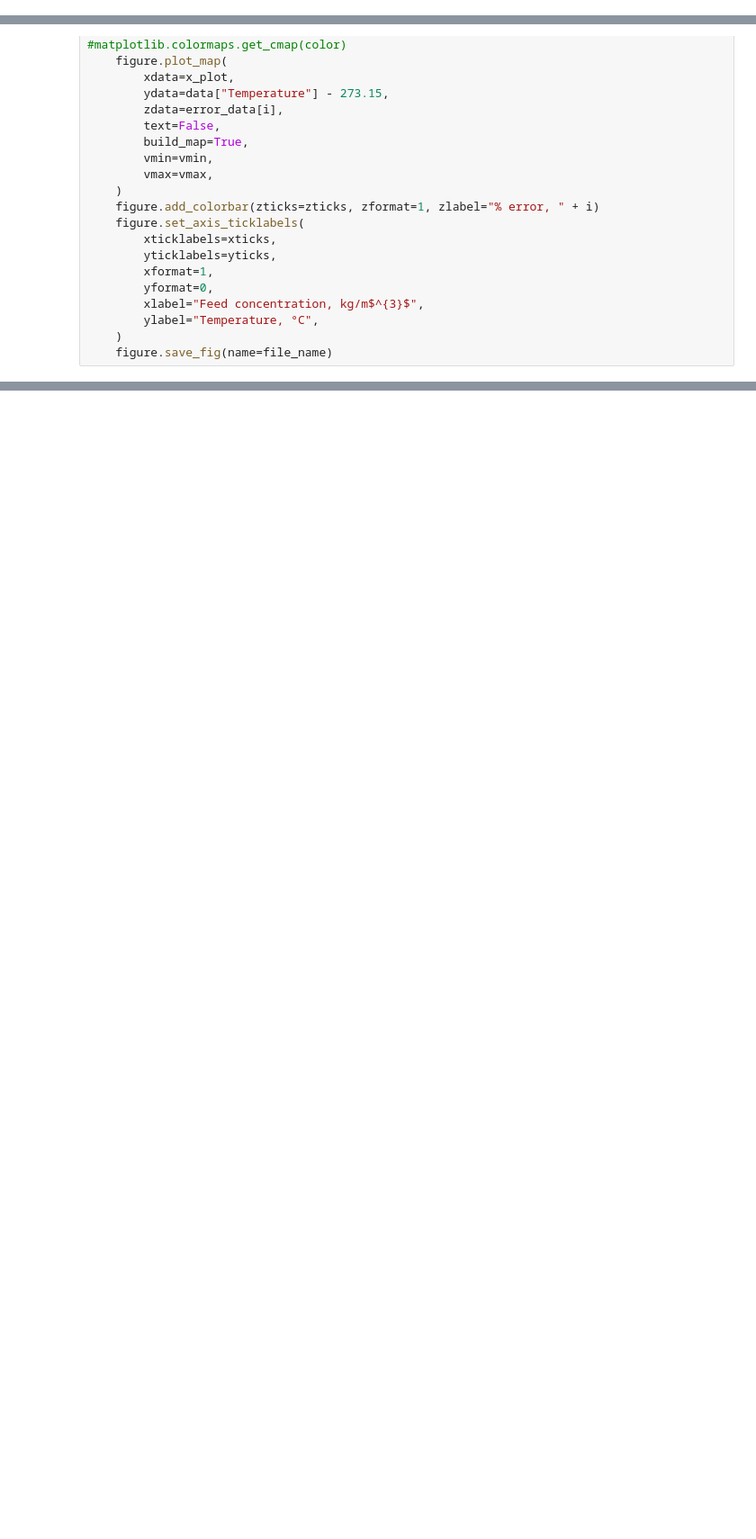
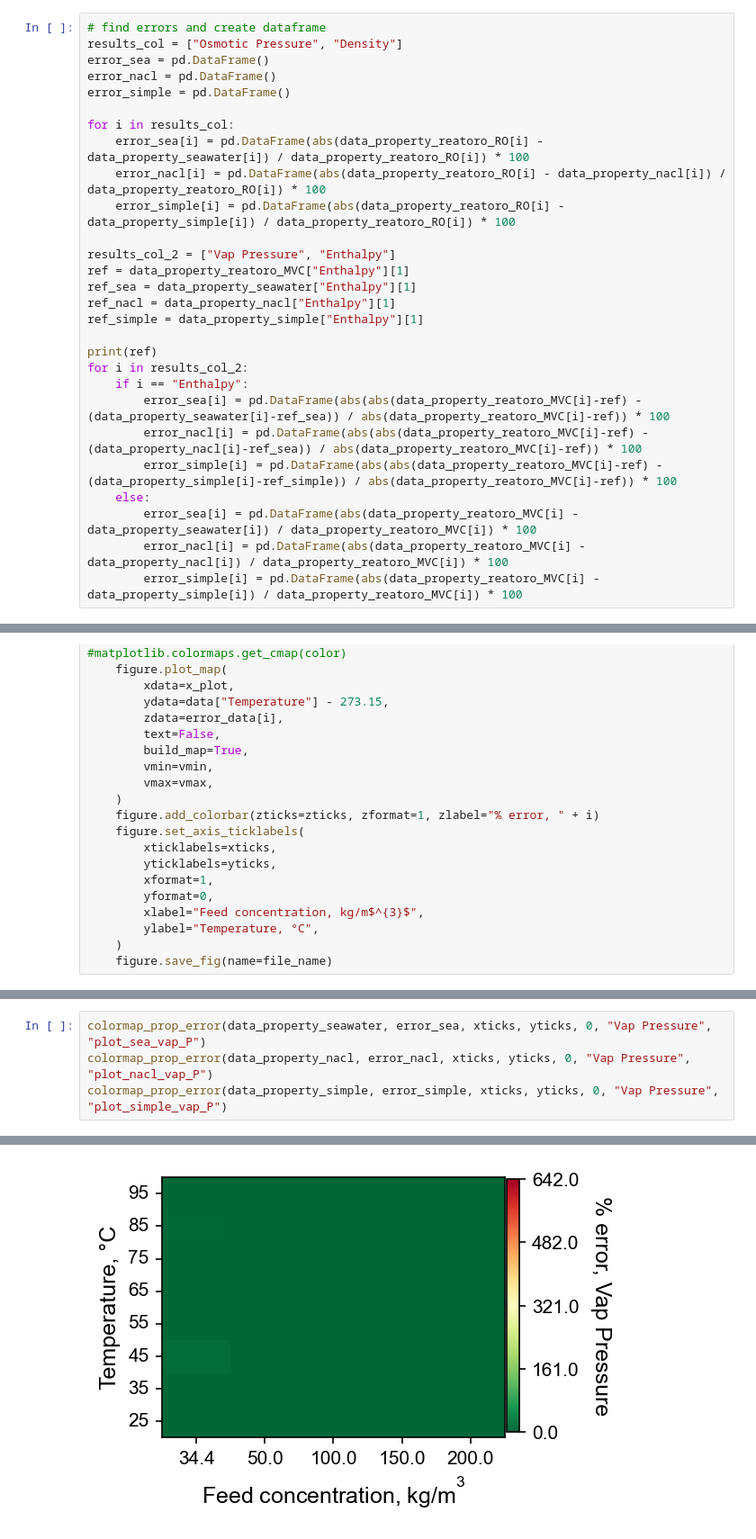
Before and after one commit to savannahsakhai/watertap, a Jupyter notebook: watertap/flowsheets/property_analysis/property_colormaps.ipynb, the cells around one changed output, grey strips where cells are left out. Shown at 90% size. Saved outputs shown, nothing was run; the diff lists cells and outputs as text; blank space fills up the shorter version.

```diff
--- a/watertap/flowsheets/property_analysis/property_colormaps.ipynb
+++ b/watertap/flowsheets/property_analysis/property_colormaps.ipynb
@@ -29,0 +20,28 @@ for i in results_col:
+# %%
+# find errors and create dataframe
+results_col = ["Osmotic Pressure", "Density"]
+error_sea = pd.DataFrame()
+error_nacl = pd.DataFrame()
+error_simple = pd.DataFrame()
+
+for i in results_col:
+    error_sea[i] = pd.DataFrame(abs(data_property_reatoro_RO[i] - data_property_seawater[i]) / data_property_reatoro_RO[i]) * 100
+    error_nacl[i] = pd.DataFrame(abs(data_property_reatoro_RO[i] - data_property_nacl[i]) / data_property_reatoro_RO[i]) * 100
+    error_simple[i] = pd.DataFrame(abs(data_property_reatoro_RO[i] - data_property_simple[i]) / data_property_reatoro_RO[i]) * 100
+
+results_col_2 = ["Vap Pressure", "Enthalpy"]
+ref = data_property_reatoro_MVC["Enthalpy"][1]
+ref_sea = data_property_seawater["Enthalpy"][1]
+ref_nacl = data_property_nacl["Enthalpy"][1]
+ref_simple = data_property_simple["Enthalpy"][1]
+
+print(ref)
+for i in results_col_2:
+    if i == "Enthalpy":
+        error_sea[i] = pd.DataFrame(abs(abs(data_property_reatoro_MVC[i]-ref) - (data_property_seawater[i]-ref_sea)) / abs(data_property_reatoro_MVC[i]-ref)) * 100
+        error_nacl[i] = pd.DataFrame(abs(abs(data_property_reatoro_MVC[i]-ref) - (data_property_nacl[i]-ref_sea)) / abs(data_property_reatoro_MVC[i]-ref)) * 100
+        error_simple[i] = pd.DataFrame(abs(abs(data_property_reatoro_MVC[i]-ref) - (data_property_simple[i]-ref_simple)) / abs(data_property_reatoro_MVC[i]-ref)) * 100
+    else:
+        error_sea[i] = pd.DataFrame(abs(data_property_reatoro_MVC[i] - data_property_seawater[i]) / data_property_reatoro_MVC[i]) * 100
+        error_nacl[i] = pd.DataFrame(abs(data_property_reatoro_MVC[i] - data_property_nacl[i]) / data_property_reatoro_MVC[i]) * 100
+        error_simple[i] = pd.DataFrame(abs(data_property_reatoro_MVC[i] - data_property_simple[i]) / data_property_reatoro_MVC[i]) * 100
@@ -174,0 +258,5 @@ tiks [0. 1. 2. 3. 4. 5. 6.]
+# %%
+colormap_prop_error(data_property_seawater, error_sea, xticks, yticks, 0, "Vap Pressure", "plot_sea_vap_P")
+colormap_prop_error(data_property_nacl, error_nacl, xticks, yticks, 0, "Vap Pressure", "plot_nacl_vap_P")
+colormap_prop_error(data_property_simple, error_simple, xticks, yticks, 0, "Vap Pressure", "plot_simple_vap_P")
+# %% [output]
@@ -174,0 +275 @@ tiks [0. 1. 2. 3. 4. 5. 6.]
+[figure, added]
```
Also changed, not shown: parts of 9 cells of this notebook, 31 other files.
